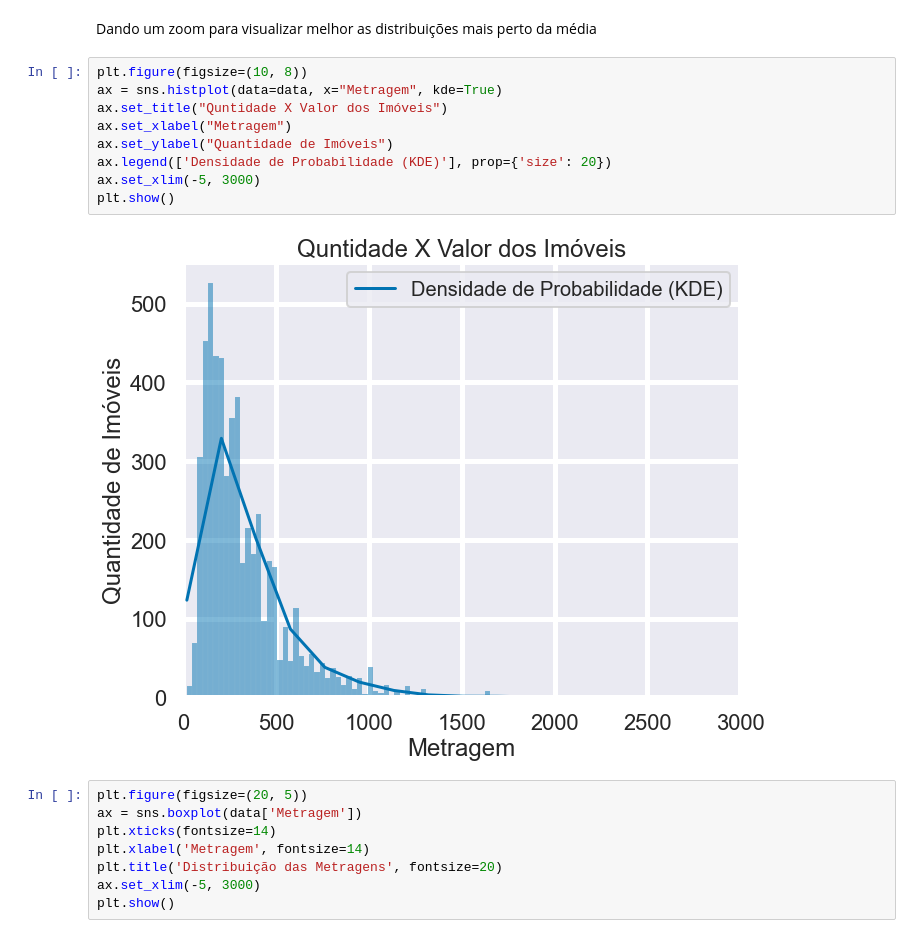
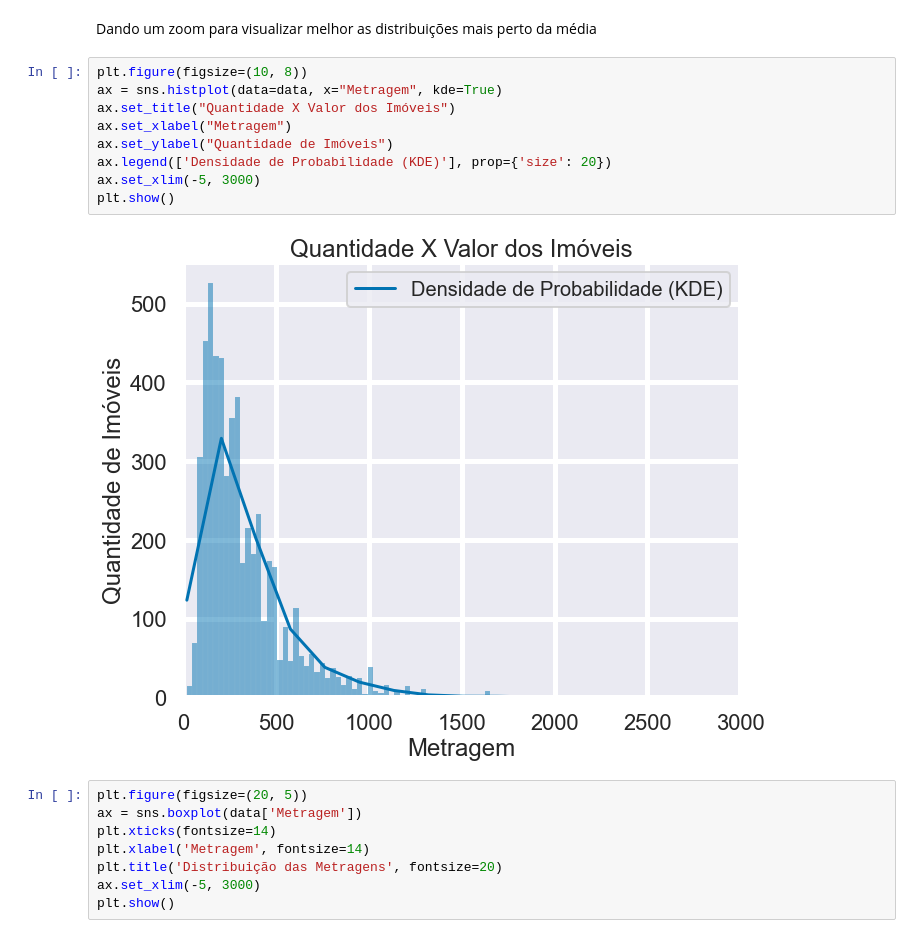
Before and after one commit to GabrielBG0/Sao-Paulo-Home-Prices, a Jupyter notebook: finalProject.ipynb, the cells around one changed output. Cells and saved outputs as stored; diff of their text form.

```diff
--- a/finalProject.ipynb
+++ b/finalProject.ipynb
@@ -285,14 +285,14 @@ Dando um zoom para visualizar melhor as distribuições mais perto da média
 # %%
 plt.figure(figsize=(10, 8))
 ax = sns.histplot(data=data, x="Metragem", kde=True)
-ax.set_title("Quntidade X Valor dos Imóveis")
+ax.set_title("Quantidade X Valor dos Imóveis")
 ax.set_xlabel("Metragem")
 ax.set_ylabel("Quantidade de Imóveis")
 ax.legend(['Densidade de Probabilidade (KDE)'], prop={'size': 20})
 ax.set_xlim(-5, 3000)
 plt.show()
 # %% [output]
-[figure, old version]
+[figure, new version]
 # %%
 plt.figure(figsize=(20, 5))
 ax = sns.boxplot(data['Metragem'])
```
Also changed, not shown: parts of 9 cells of this notebook.
